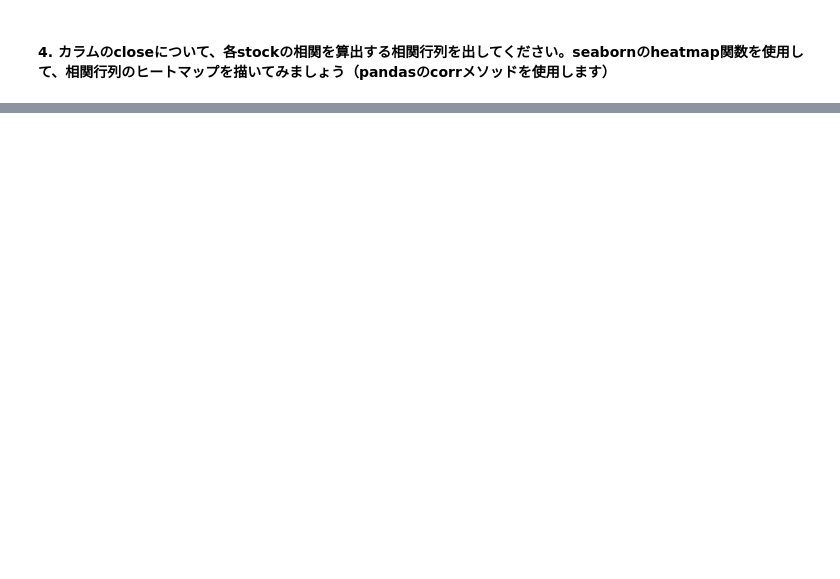
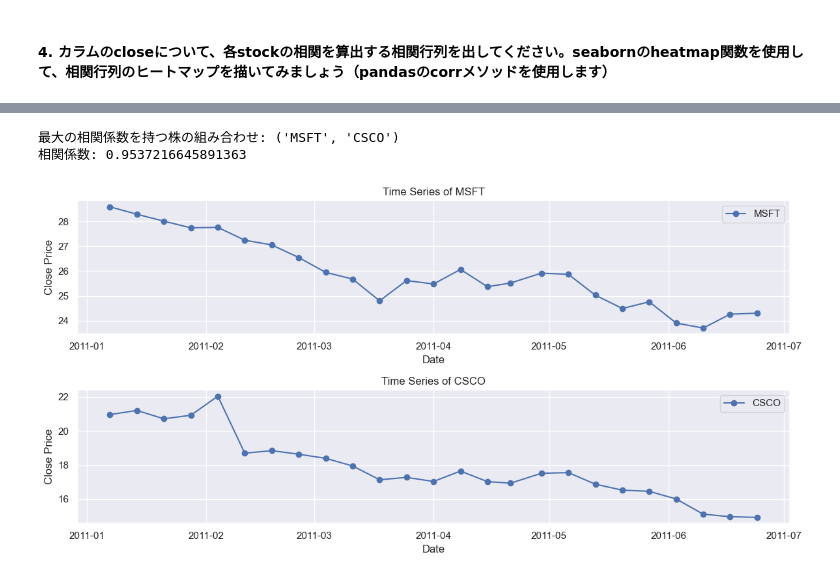
Before and after one commit to RentoYabuki06/ut_datascience_ikusei_kouza, a Jupyter notebook: chapter07/ch07.ipynb, the cells around one changed output, grey strips where cells are left out. Cells and saved outputs as stored; diff of their text form; code cells hidden in the pictures; blank space fills up the shorter version.

```diff
--- a/chapter07/ch07.ipynb
+++ b/chapter07/ch07.ipynb
@@ -515,0 +558,40 @@ TypeError: SeriesGroupBy.corr() missing 1 required positional argument: 'other'
+# %%
+# 上三角行列を取り出して、対角線を除く
+upper_tri = correlation_matrix.where(np.triu(np.ones(correlation_matrix.shape), k=1).astype(bool))
+
+# 最大の相関係数を持つインデックスを取得
+max_corr = upper_tri.unstack().idxmax()
+
+# 最大の相関係数とその値を取得
+max_corr_value = upper_tri.unstack().max()
+
+print(f"最大の相関係数を持つ株の組み合わせ: {max_corr}")
+print(f"相関係数: {max_corr_value}")
+# %% [output]
+最大の相関係数を持つ株の組み合わせ: ('MSFT', 'CSCO')
+相関係数: 0.9537216645891363
+# %%
+# 時系列グラフを描画
+stock1, stock2 = max_corr
+plt.figure(figsize=(12, 6))
+
+# Stock 1 の時系列グラフ
+plt.subplot(2, 1, 1)
+plt.plot(pivot_df.index, pivot_df[stock1], marker='o', linestyle='-', label=stock1)
+plt.title(f'Time Series of {stock1}')
+plt.xlabel('Date')
+plt.ylabel('Close Price')
+plt.legend()
+
+# Stock 2 の時系列グラフ
+plt.subplot(2, 1, 2)
+plt.plot(pivot_df.index, pivot_df[stock2], marker='o', linestyle='-', label=stock2)
+plt.title(f'Time Series of {stock2}')
+plt.xlabel('Date')
+plt.ylabel('Close Price')
+plt.legend()
+
+plt.tight_layout()
+plt.show()
+# %% [output]
+[figure, added]
```
Also changed, not shown: parts of 21 cells of this notebook, 1 other file.
